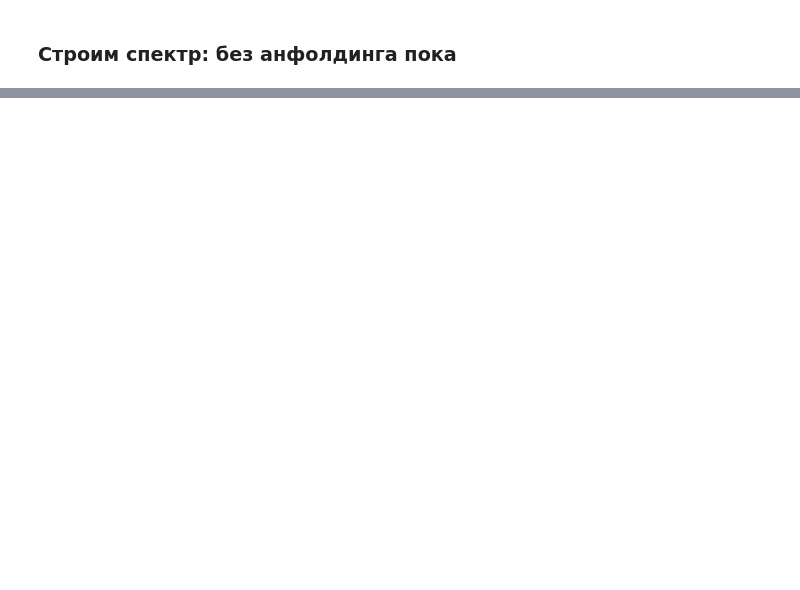
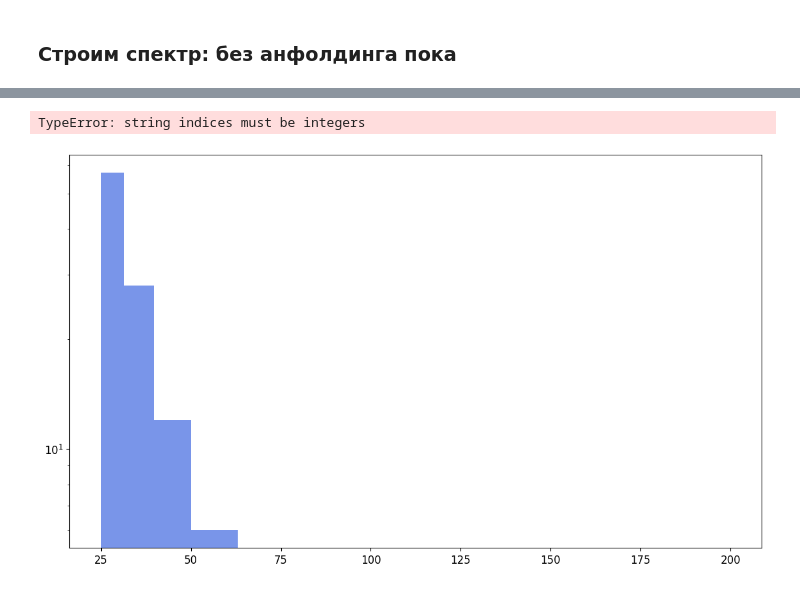
Before and after one commit to Alexandra-mipt/TAIGA, a Jupyter notebook: Гамма-адронное разделение-Copy1.ipynb, the cells around one changed output, grey strips where cells are left out. Drawn from its saved outputs; the diff is of its cells as text; code cells hidden in the pictures; blank space fills up the shorter version.

```diff
--- a/Гамма-адронное разделение-Copy1.ipynb
+++ b/Гамма-адронное разделение-Copy1.ipynb
@@ -1214,0 +1187,69 @@ exp_data.head(10).style
+# %%
+# для проверки
+# Определение энергетических бинов
+energy_bins = np.logspace(np.log10(25), np.log10(200), 10)  # от 25 до 200 ТэВ
+
+# Создаем фигуру
+plt.figure(figsize=(14, 8))
+
+# 1. Гистограмма для сигнала (источника)
+counts_on, bin_edges, patches_on = plt.hist(
+    exp_data['reconstructed_energy'].dropna(),
+    bins=energy_bins,
+    color='royalblue',
+    alpha=0.7,
+    label='Источник (N_on)',
+    log=True
+)
+
+# 2. Расчет усредненного фона
+background_hists = []
+for bg_df in background_dfs:
+    counts, _ = np.histogram(bg_df['reconstructed_energy'], bins=energy_bins)
+    background_hists.append(counts)
+
+avg_background = np.mean(background_hists, axis=0)
+bin_centers = np.sqrt(bin_edges[:-1] * bin_edges[1:])
+print(counts_on)
+print(avg_background)
+
+# 3. Усредненный фон
+plt.step(
+    bin_centers,
+    avg_background,
+    where='mid',
+    color='darkorange',
+    linestyle='--',
+    linewidth=2.5,
+    label='Усредненный фон (N_off)'
+)
+
+# 4. Чистый сигнал (N_on - N_off)
+net_signal = counts_on - avg_background
+positive_net = np.where(net_signal > 0, net_signal, np.nan)  # Игнорируем отрицательные значения
+
+plt.step(
+    bin_centers,
+    positive_net,
+    where='mid',
+    color='forestgreen',
+    linestyle='-',
+    linewidth=3,
+    label='Чистый сигнал (N_on - N_off)'
+)
+
+# Настройки графика
+plt.xscale('log')
+plt.yscale('log')
+plt.xlabel('Восстановленная энергия (ТэВ)', fontsize=14)
+plt.ylabel('Число событий', fontsize=14)
+plt.title('Распределение событий по энергиям: источник, фон и чистый сигнал', fontsize=16)
+plt.legend(fontsize=12, framealpha=1)
+plt.grid(which='both', linestyle='--', alpha=0.3)
+
+plt.tight_layout()
+# plt.savefig('energy_distribution_clean.png', dpi=300, bbox_inches='tight')
+plt.show()
+# %% [output]
+TypeError: string indices must be integers
+[figure, added]
```
Also changed, not shown: parts of 27 cells of this notebook.
